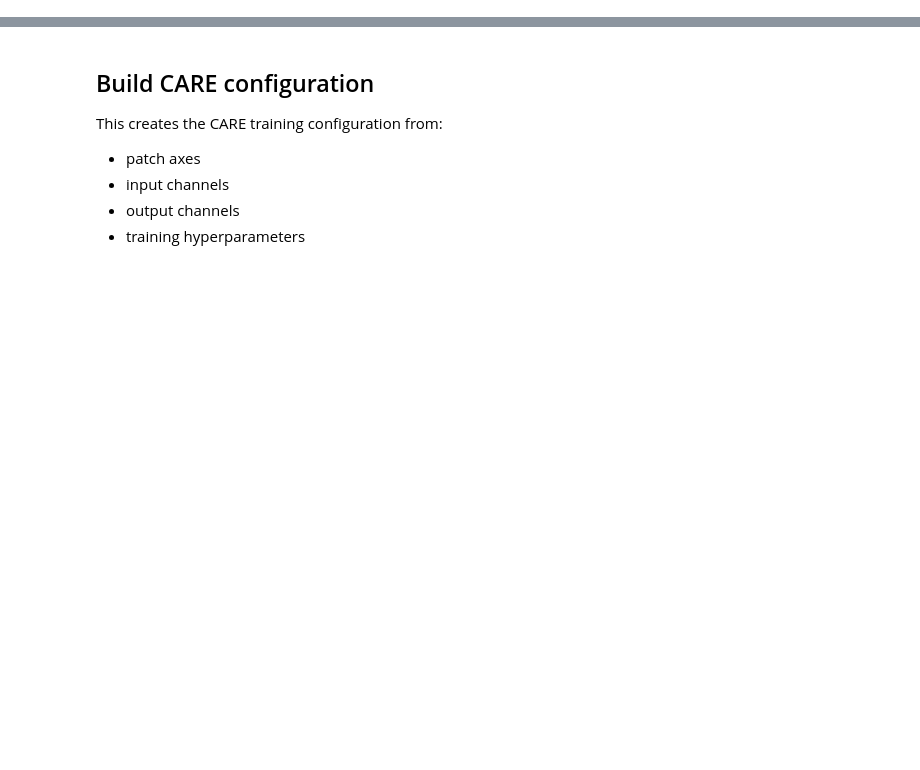
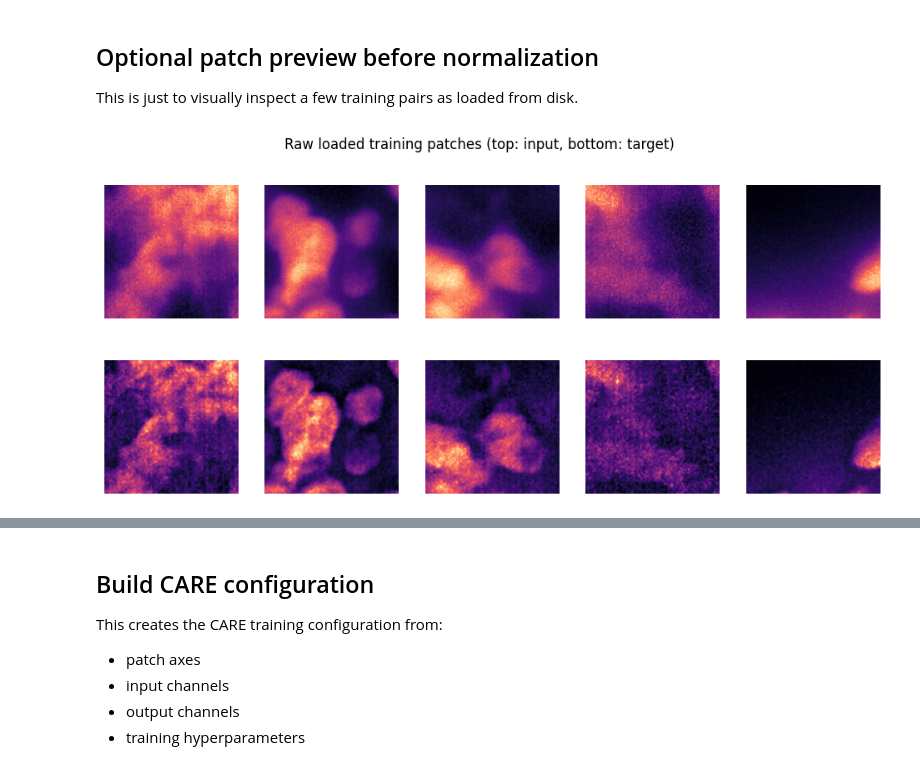
Before and after one commit to Moldia/ISS2025, a Jupyter notebook: ISS_CARE/Notebooks/ISS_CARE_2_training.ipynb, the cells around one changed output, grey strips where cells are left out. Drawn from its saved outputs; the diff is of its cells as text; code cells hidden in the pictures; blank space fills up the shorter version.

```diff
--- a/ISS_CARE/Notebooks/ISS_CARE_2_training.ipynb
+++ b/ISS_CARE/Notebooks/ISS_CARE_2_training.ipynb
@@ -131,0 +139,27 @@ It also reads the patch axes and determines the number of input and output chann
+# %%
+patch_dir, patch_file = resolve_patch_file(
+    care_root=CARE_ROOT,
+    patch_file_name=PATCH_FILE_NAME,
+)
+
+MODEL_NAME = build_model_run_name(
+    patch_file=patch_file,
+    prefix="CARE",
+)
+
+patch_metadata_file = resolve_patch_metadata_file(patch_file)
+patch_metadata = load_json_file(patch_metadata_file) if patch_metadata_file else None
+
+print("Resolved patch dir:", patch_dir)
+print("Resolved patch file:", patch_file)
+print("Patch metadata file:", patch_metadata_file)
+print("Auto-generated MODEL_NAME:", MODEL_NAME)
+
+if patch_metadata is not None:
+    print("\nPatch metadata keys:", sorted(patch_metadata.keys()))
+    if "sample_summary" in patch_metadata and isinstance(patch_metadata["sample_summary"], dict):
+        sample_summary = patch_metadata["sample_summary"]
+        if "patches_per_sample" in sample_summary:
+            print("\nPatches per sample:")
+            for k, v in sample_summary["patches_per_sample"].items():
+                print(f"  {k}: {v}")
@@ -131,0 +189,5 @@ It also reads the patch axes and determines the number of input and output chann
+# %%
+X, Y, X_val, Y_val, axes, n_channel_in, n_channel_out = load_care_training_data(
+    patch_file=patch_file,
+    validation_split=VALIDATION_SPLIT,
+)
@@ -131,0 +212,13 @@ It also reads the patch axes and determines the number of input and output chann
+# %% [markdown]
+## Optional patch preview before normalization
+
+This is just to visually inspect a few training pairs as loaded from disk.
+# %%
+plot_patch_examples(
+    X,
+    Y,
+    n_show=5,
+    title="Raw loaded training patches (top: input, bottom: target)",
+)
+# %% [output]
+[figure, added]
```
Also changed, not shown: parts of 39 cells of this notebook, 5 other files.
